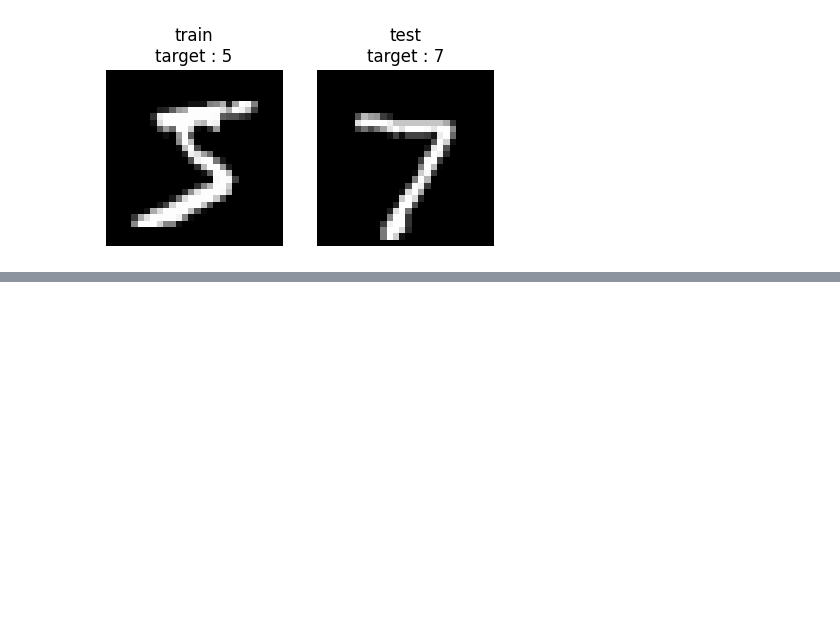
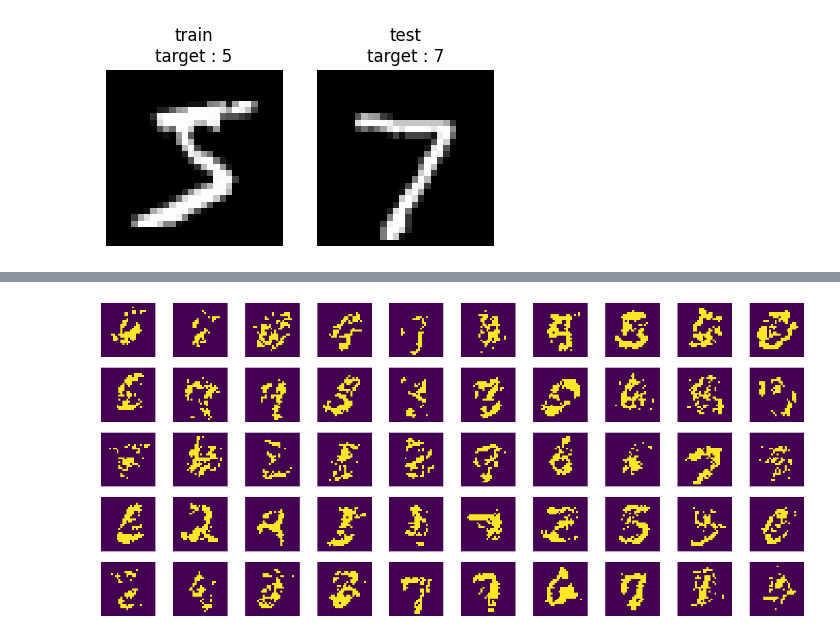
Before and after one commit to tayfununal/PyTorch, a Jupyter notebook: 05_mnist_nice.ipynb, the cells around one changed output, grey strips where cells are left out. Saved outputs shown, nothing was run; the diff lists cells and outputs as text; code cells hidden in the pictures; blank space fills up the shorter version.

```diff
--- a/05_mnist_nice.ipynb
+++ b/05_mnist_nice.ipynb
@@ -232,19 +284,22 @@ sonuc
 # %%
 test = prior.sample((50,))
 sonuc = model.f_inv(test)
-
+sonuc[sonuc[:]>=0.5] = 1
+sonuc[sonuc[:]<0.5] = 0
 fig, axs = plt.subplots(5, 10, sharex=True, sharey=True, figsize=(18, 8))
 
 for i in range(0,10):
 
     axs[0, i].imshow((sonuc[i]).detach().numpy().reshape((28,28)))
     axs[1, i].imshow((sonuc[10+i]).detach().numpy().reshape((28,28)))
     axs[2, i].imshow((sonuc[20+i]).detach().numpy().reshape((28,28)))
     axs[3, i].imshow((sonuc[30+i]).detach().numpy().reshape((28,28)))
     axs[4, i].imshow((sonuc[40+i]).detach().numpy().reshape((28,28)))
     axs[0, i].axis('off')
     axs[1, i].axis('off')
     axs[2, i].axis('off')
     axs[3, i].axis('off')
     axs[4, i].axis('off')
 fig.show()
+# %% [output]
+[figure, added]
```
Also changed, not shown: parts of 10 cells of this notebook.
